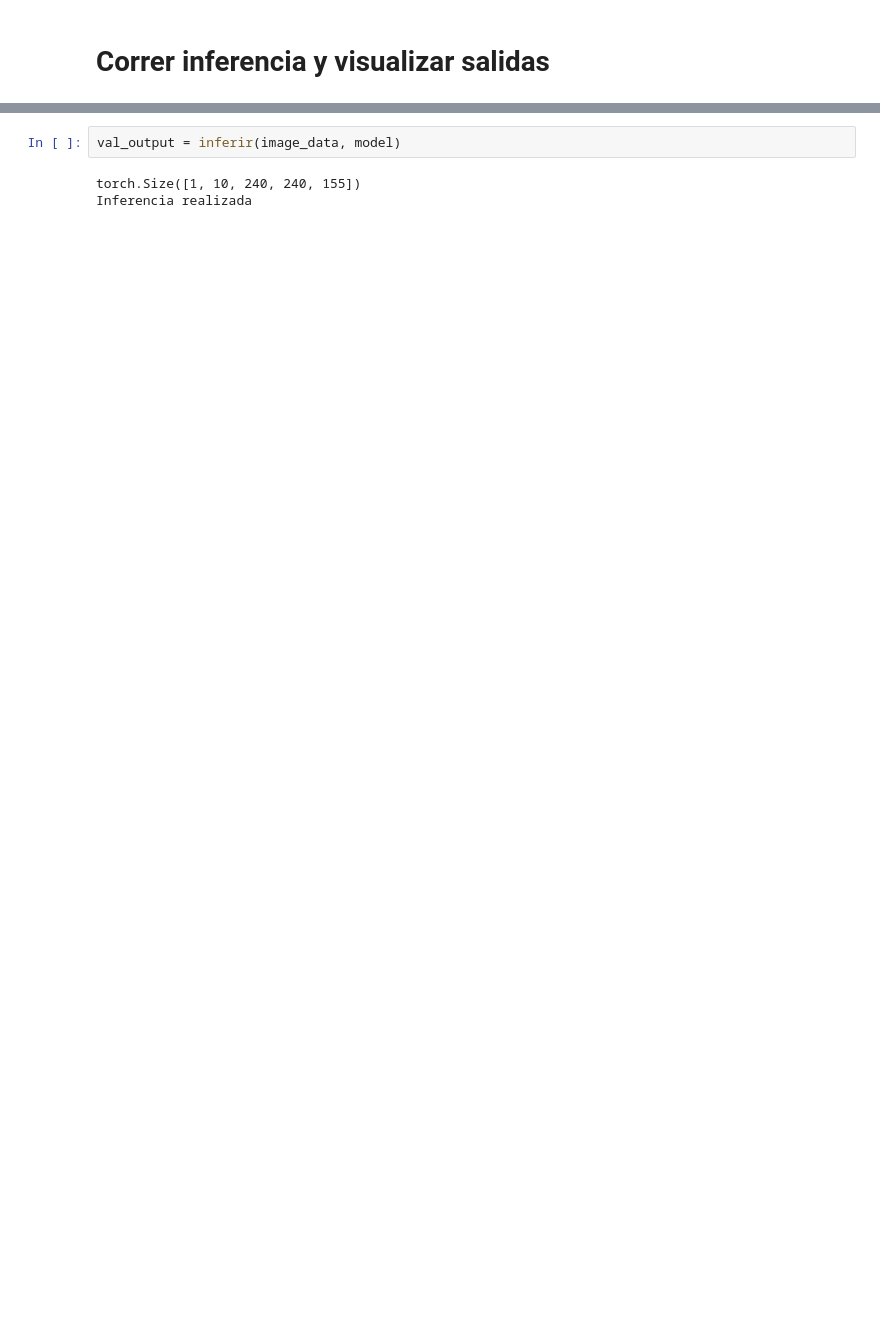
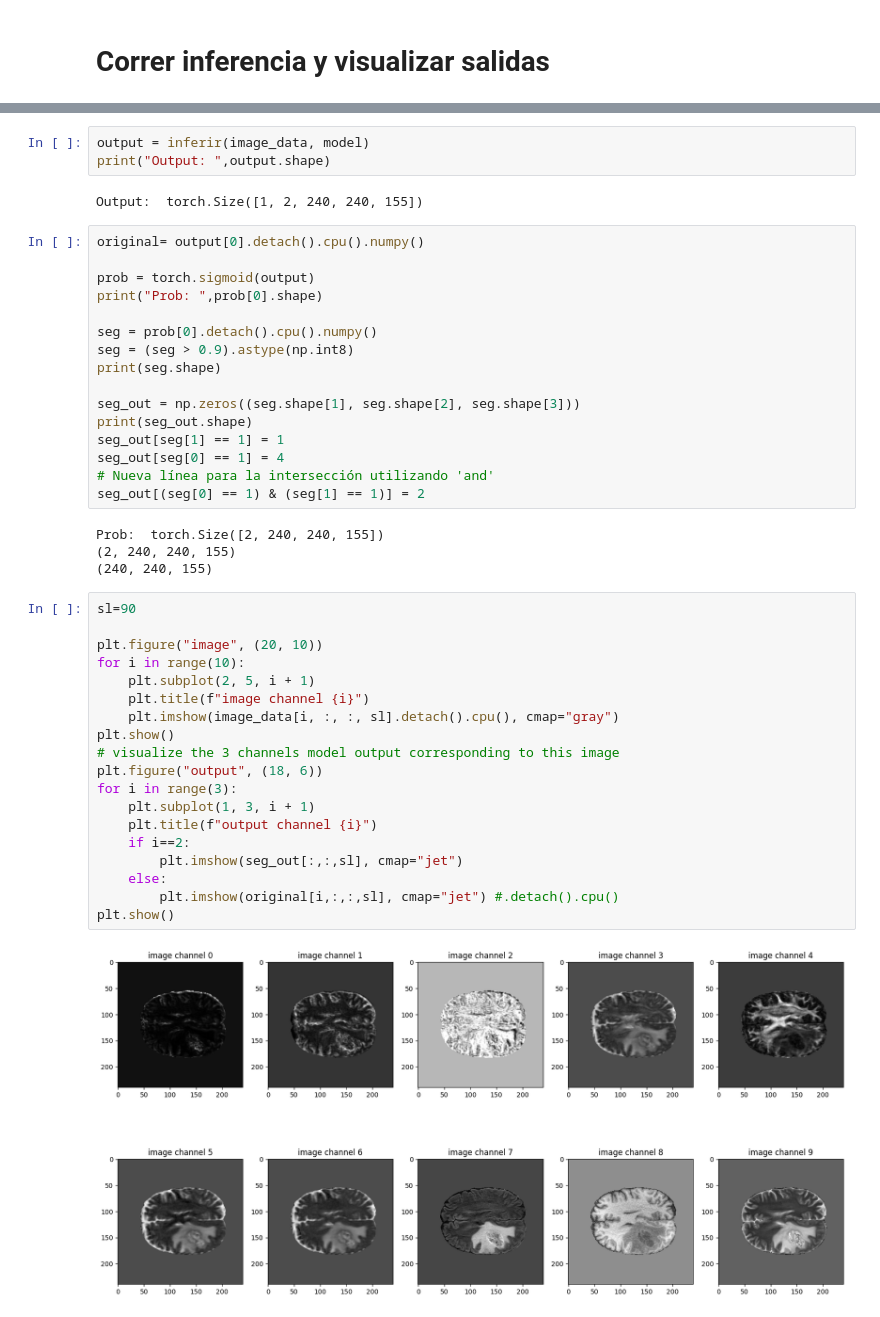
Before and after one commit to GBM-images-research/Swin_transformer_UPennGBM, a Jupyter notebook: simple_inference.ipynb, the cells around one changed output, grey strips where cells are left out. Drawn from its saved outputs; the diff is of its cells as text; blank space fills up the shorter version.

```diff
--- a/simple_inference.ipynb
+++ b/simple_inference.ipynb
@@ -218,7 +204,48 @@ def save_img(I_img,savename,header=None,affine=None):
 
     nib.save(new_img, savename)
 # %%
-val_output = inferir(image_data, model)
+output = inferir(image_data, model)
+print("Output: ",output.shape)
 # %% [output]
-torch.Size([1, 10, 240, 240, 155])
-Inferencia realizada
+Output:  torch.Size([1, 2, 240, 240, 155])
+# %%
+original= output[0].detach().cpu().numpy()
+
+prob = torch.sigmoid(output)
+print("Prob: ",prob[0].shape)
+
+seg = prob[0].detach().cpu().numpy()
+seg = (seg > 0.9).astype(np.int8)
+print(seg.shape)
+
+seg_out = np.zeros((seg.shape[1], seg.shape[2], seg.shape[3]))
+print(seg_out.shape)
+seg_out[seg[1] == 1] = 1
+seg_out[seg[0] == 1] = 4
+# Nueva línea para la intersección utilizando 'and'
+seg_out[(seg[0] == 1) & (seg[1] == 1)] = 2
+# %% [output]
+Prob:  torch.Size([2, 240, 240, 155])
+(2, 240, 240, 155)
+(240, 240, 155)
+# %%
+sl=90
+
+plt.figure("image", (20, 10))
+for i in range(10):
+    plt.subplot(2, 5, i + 1)
+    plt.title(f"image channel {i}")
+    plt.imshow(image_data[i, :, :, sl].detach().cpu(), cmap="gray")
+plt.show()
+# visualize the 3 channels model output corresponding to this image
+plt.figure("output", (18, 6))
+for i in range(3):
+    plt.subplot(1, 3, i + 1)
+    plt.title(f"output channel {i}")
+    if i==2:
+        plt.imshow(seg_out[:,:,sl], cmap="jet")
+    else:
+        plt.imshow(original[i,:,:,sl], cmap="jet") #.detach().cpu()
+plt.show()
+# %% [output]
+[figure, added]
```
Also changed, not shown: parts of 19 cells of this notebook, 1 other file.
